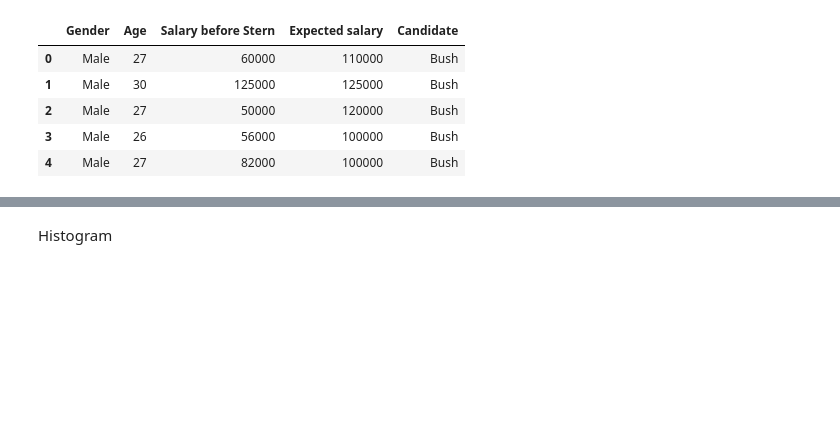
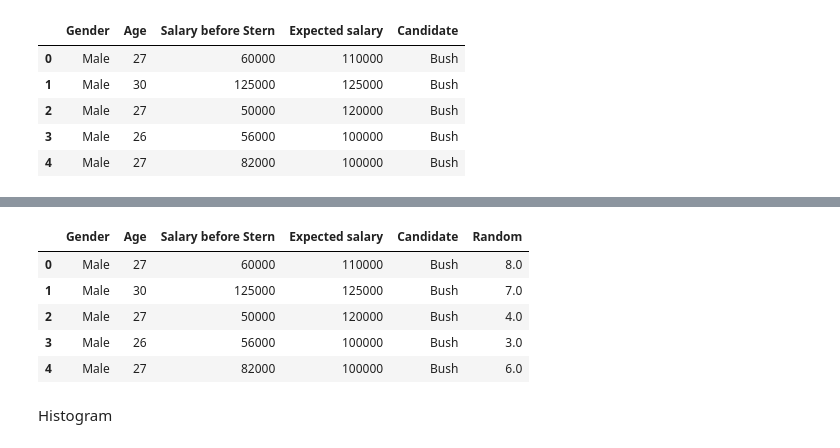
Before and after one commit to alp193abp/FGV_Programming_Languages, a Jupyter notebook: Python/Notebooks/Aula_12_Numpy_Matplotlib_Pandas-Copy1.ipynb, the cells around one changed output, grey strips where cells are left out. Cells and saved outputs as stored; diff of their text form; code cells hidden in the pictures; blank space fills up the shorter version.

```diff
--- a/Python/Notebooks/Aula_12_Numpy_Matplotlib_Pandas-Copy1.ipynb
+++ b/Python/Notebooks/Aula_12_Numpy_Matplotlib_Pandas-Copy1.ipynb
@@ -1073,7 +1114,7 @@ trading_info.tail(10) # lets look at last 10 days
 Plotting with Pandas
 --
 # %%
-dfvote = pd.read_excel(os.path.join(datapath,'votesurvey.xls'), 'votesurvey')
+dfvote = pd.read_excel(os.path.join('../Dados','votesurvey.xls'), 'votesurvey')
 dfvote.head()
 # %% [output]
 |  | Gender | Age | Salary before Stern | Expected salary | Candidate |
@@ -1087,7 +1140,14 @@ dfvote.sort_values(by=['Age','Expected salary'], ascending=[True, False])[0:10]
 # %%
 for i in dfvote.index:
-    dfvote.ix[i, 'Random'] = np.random.randint(10)
+    dfvote.loc[i, 'Random'] = np.random.randint(10)
 dfvote.head()
+# %% [output]
+|  | Gender | Age | Salary before Stern | Expected salary | Candidate | Random |
+| 0 | Male | 27 | 60000 | 110000 | Bush | 8.0 |
+| 1 | Male | 30 | 125000 | 125000 | Bush | 7.0 |
+| 2 | Male | 27 | 50000 | 120000 | Bush | 4.0 |
+| 3 | Male | 26 | 56000 | 100000 | Bush | 3.0 |
+| 4 | Male | 27 | 82000 | 100000 | Bush | 6.0 |
 # %% [markdown]
 Histogram
 # %%
```
Also changed, not shown: parts of 64 cells of this notebook.
